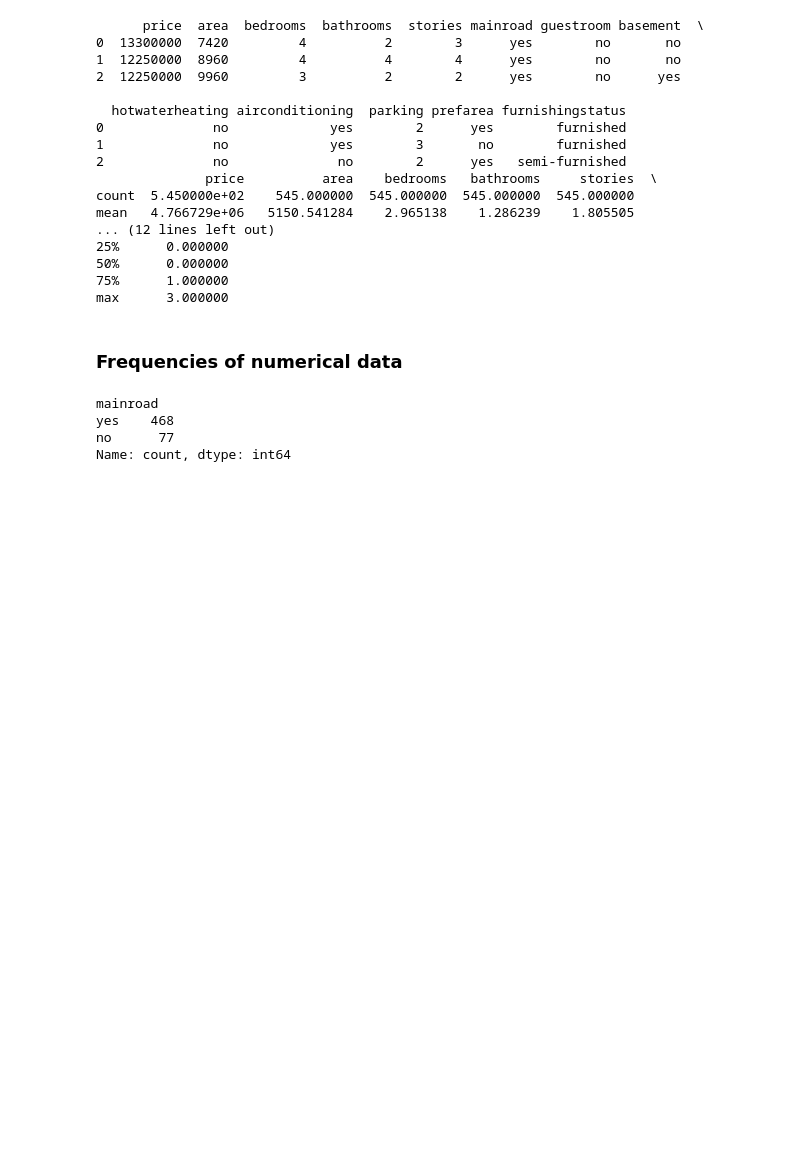
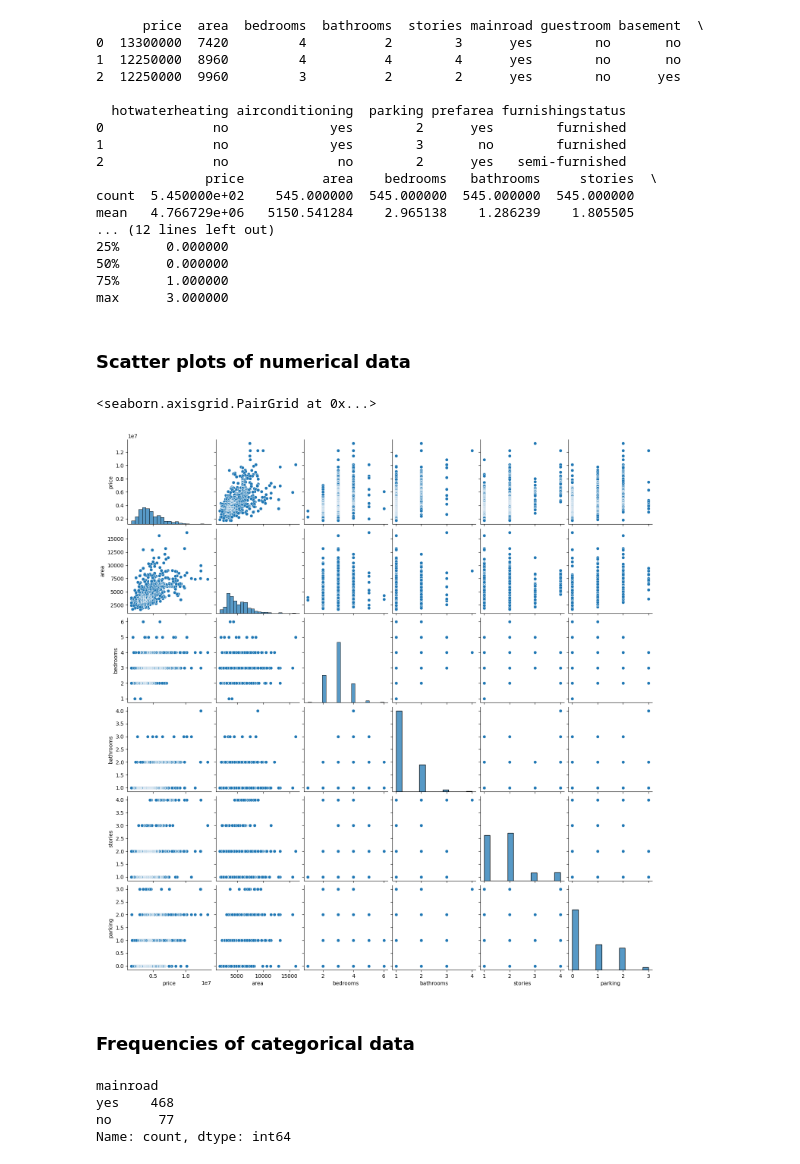
Before and after one commit to Bshell13/shellenberger_capstone, a Jupyter notebook: data_cleaning.ipynb, the cells around one changed output. Saved outputs shown, nothing was run; the diff lists cells and outputs as text; code cells hidden in the pictures; blank space fills up the shorter version.

```diff
--- a/data_cleaning.ipynb
+++ b/data_cleaning.ipynb
@@ -79,8 +104,15 @@ mean   4.766729e+06   5150.541284    2.965138    1.286239    1.805505
 50%      0.000000
 75%      1.000000
 max      3.000000
+# %% [markdown]
+### Scatter plots of numerical data
+# %%
+sns.pairplot(kaggle_ml)
+# %% [output]
+<seaborn.axisgrid.PairGrid at 0x...>
+[figure, added]
 # %% [markdown]
-### Frequencies of numerical data
+### Frequencies of categorical data
 # %%
 # Frequency chart for numerical data
 # kaggle_ml.hist(bins=30)
```
Also changed, not shown: parts of 17 cells of this notebook, 8 other files.
